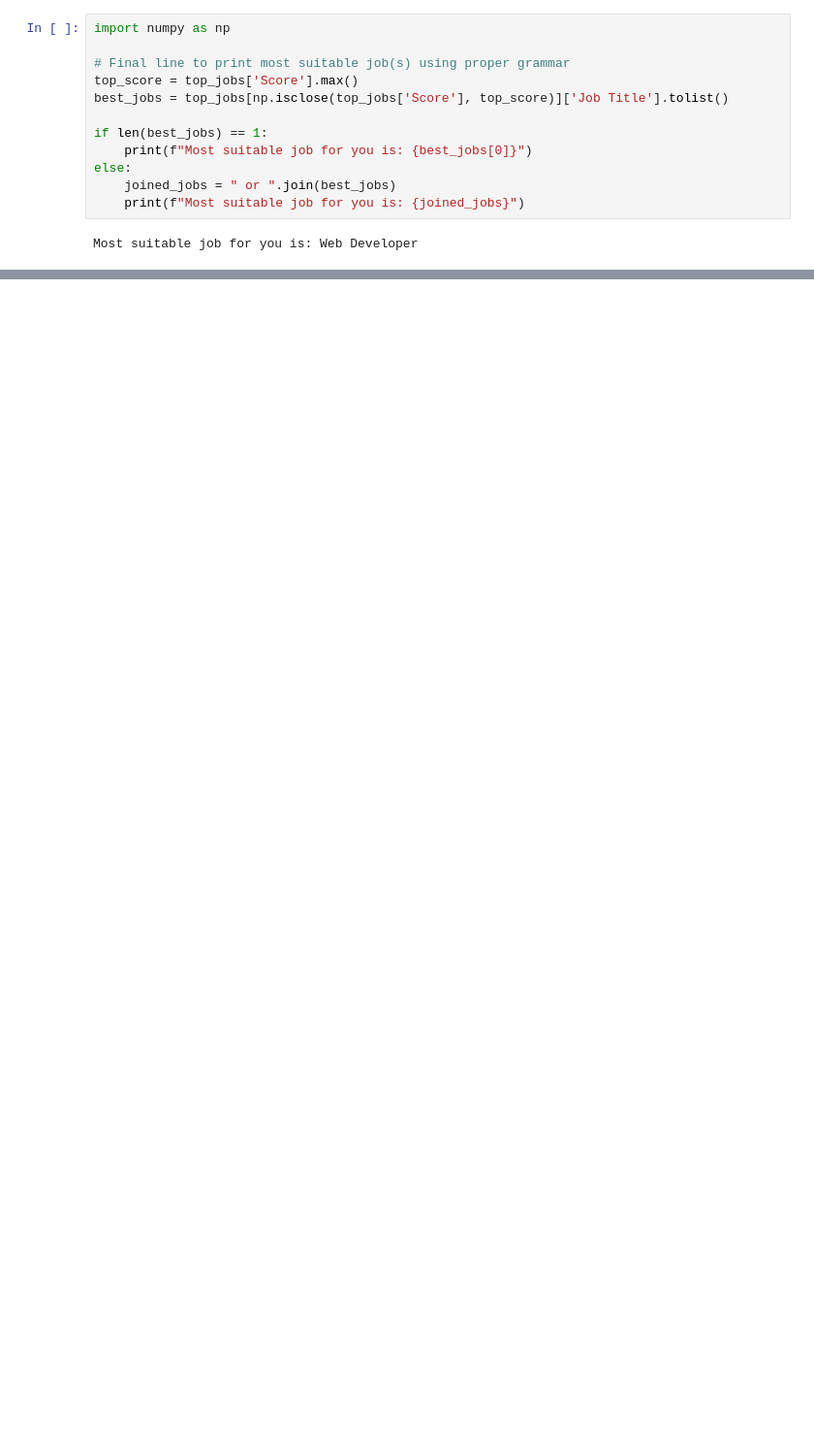
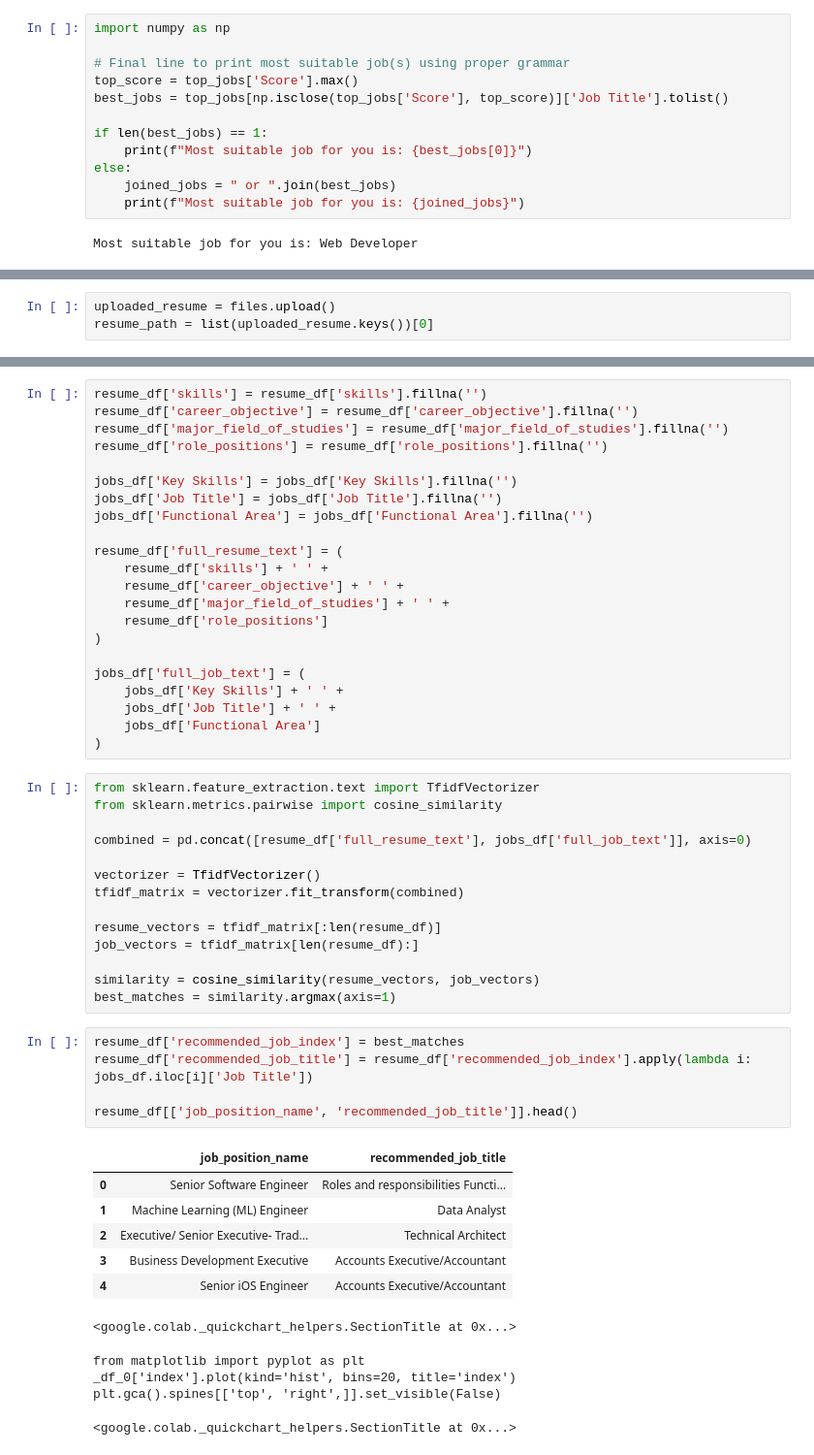
Before and after one commit to Sculllian07/Xebia-Mini-Project, a Jupyter notebook: job_recommendation_sample1.ipynb, the cells around one changed output, grey strips where cells are left out. Shown at 97% size. Saved outputs shown, nothing was run; the diff lists cells and outputs as text; blank space fills up the shorter version.

```diff
--- a/job_recommendation_sample1.ipynb
+++ b/job_recommendation_sample1.ipynb
@@ -134,0 +176,3 @@ Most suitable job for you is: Web Developer
+# %%
+uploaded_resume = files.upload()
+resume_path = list(uploaded_resume.keys())[0]
@@ -134,0 +322,53 @@ Most suitable job for you is: Web Developer
+# %%
+resume_df['skills'] = resume_df['skills'].fillna('')
+resume_df['career_objective'] = resume_df['career_objective'].fillna('')
+resume_df['major_field_of_studies'] = resume_df['major_field_of_studies'].fillna('')
+resume_df['role_positions'] = resume_df['role_positions'].fillna('')
+
+jobs_df['Key Skills'] = jobs_df['Key Skills'].fillna('')
+jobs_df['Job Title'] = jobs_df['Job Title'].fillna('')
+jobs_df['Functional Area'] = jobs_df['Functional Area'].fillna('')
+
+resume_df['full_resume_text'] = (
+    resume_df['skills'] + ' ' +
+    resume_df['career_objective'] + ' ' +
+    resume_df['major_field_of_studies'] + ' ' +
+    resume_df['role_positions']
+)
+
+jobs_df['full_job_text'] = (
+    jobs_df['Key Skills'] + ' ' +
+    jobs_df['Job Title'] + ' ' +
+    jobs_df['Functional Area']
+)
+# %%
+from sklearn.feature_extraction.text import TfidfVectorizer
+from sklearn.metrics.pairwise import cosine_similarity
+
+combined = pd.concat([resume_df['full_resume_text'], jobs_df['full_job_text']], axis=0)
+
+vectorizer = TfidfVectorizer()
+tfidf_matrix = vectorizer.fit_transform(combined)
+
+resume_vectors = tfidf_matrix[:len(resume_df)]
+job_vectors = tfidf_matrix[len(resume_df):]
+
+similarity = cosine_similarity(resume_vectors, job_vectors)
+best_matches = similarity.argmax(axis=1)
+# %%
+resume_df['recommended_job_index'] = best_matches
+resume_df['recommended_job_title'] = resume_df['recommended_job_index'].apply(lambda i: jobs_df.iloc[i]['Job Title'])
+
+resume_df[['﻿job_position_name', 'recommended_job_title']].head()
+# %% [output]
+|  | ﻿job_position_name | recommended_job_title |
+| 0 | Senior Software Engineer | Roles and responsibilities Functi... |
+| 1 | Machine Learning (ML) Engineer | Data Analyst |
+| 2 | Executive/ Senior Executive- Trad... | Technical Architect |
+| 3 | Business Development Executive | Accounts Executive/Accountant |
+| 4 | Senior iOS Engineer | Accounts Executive/Accountant |
+<google.colab._quickchart_helpers.SectionTitle at 0x...>
+from matplotlib import pyplot as plt
+_df_0['index'].plot(kind='hist', bins=20, title='index')
+plt.gca().spines[['top', 'right',]].set_visible(False)
+<google.colab._quickchart_helpers.SectionTitle at 0x...>
```
Also changed, not shown: parts of 23 cells of this notebook.
